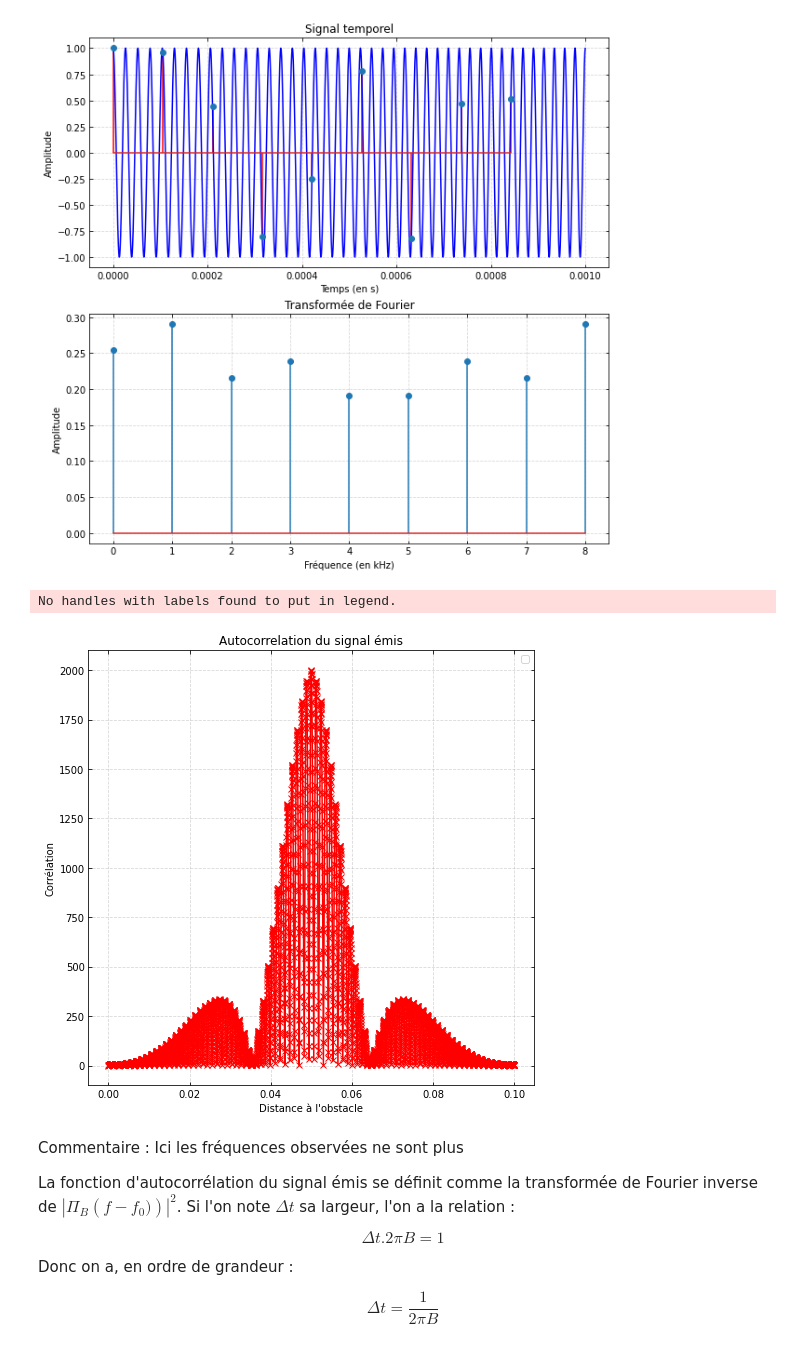
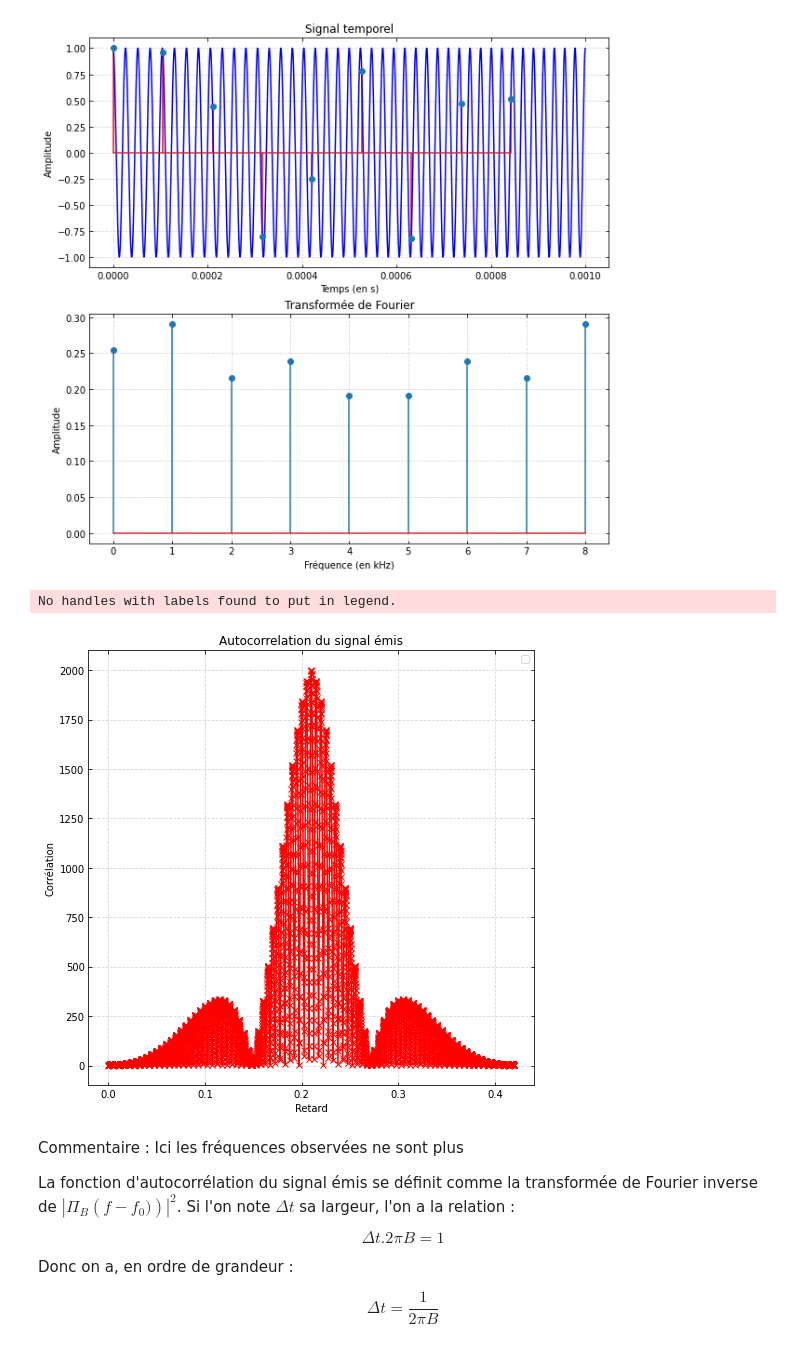
Before and after one commit to 21courgnea/Projet_TDS, a Jupyter notebook: mini-projet-radar/mini_projet_radar.ipynb, the cells around one changed output. Saved outputs shown, nothing was run; the diff lists cells and outputs as text; code cells hidden in the pictures.

```diff
--- a/mini-projet-radar/mini_projet_radar.ipynb
+++ b/mini-projet-radar/mini_projet_radar.ipynb
@@ -478,18 +495,17 @@ Text(0.5, 1.0, 'Transformée de Fourier')
 cor_fft_2 = scipy.signal.correlate(x0, x0, mode = 'same', method = 'fft')
 # %%
 plt.figure(figsize=(8,8))
-# plt.plot(np.arange(0, len(x0))*(1/f0), np.absolute(cor_fft_2), 'rx-', label = "2 maximum distinct pour d = "+str(np.round(d[0,np.argmax(cor_fft_2)], 2))+" et d = "+str(np.round(d[0,np.argmax(cor_fft_2[np.argmax(cor_fft_2)+30:])+np.argmax(cor_fft_2)+30], 2)))
-plt.plot(np.arange(0, len(x0))*(1/f0), np.absolute(cor_fft_2), 'rx-',)
-plt.xlabel("Distance à l'obstacle")
+plt.plot(np.arange(0, len(x0))*1/float(Fs), np.absolute(cor_fft_2), 'rx-',)
+plt.xlabel("Retard")
 plt.ylabel("Corrélation")
 plt.tick_params(top=True,right=True,direction='in')
 plt.grid(linestyle='--',alpha=0.5)
 plt.title('Autocorrelation du signal émis')
 plt.legend()
 plt.show()
 # %% [output]
 No handles with labels found to put in legend.
-[figure, old version]
+[figure, new version]
 # %% [markdown]
 Commentaire : Ici les fréquences observées ne sont plus
 
```
Also changed, not shown: parts of 9 cells of this notebook.
